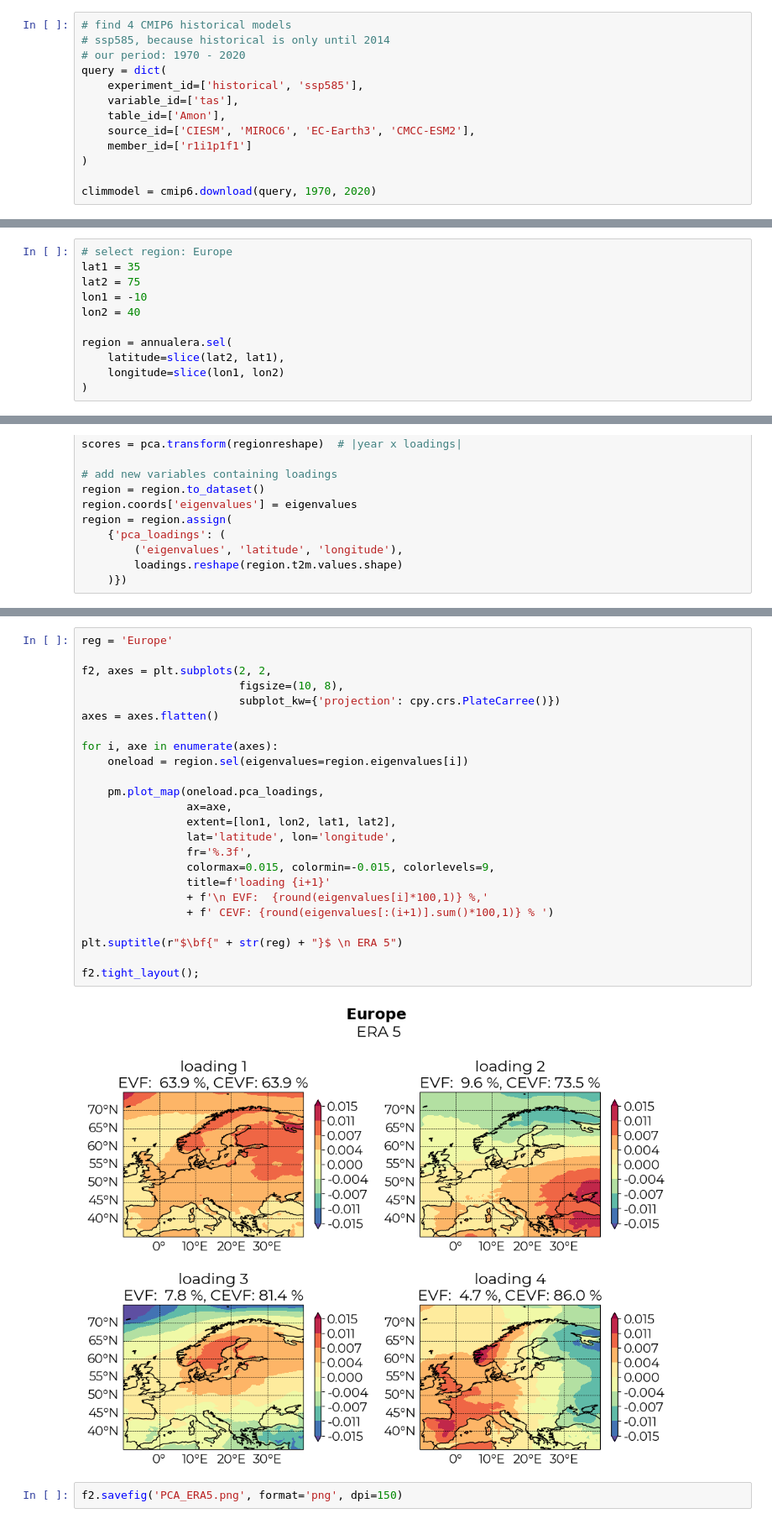
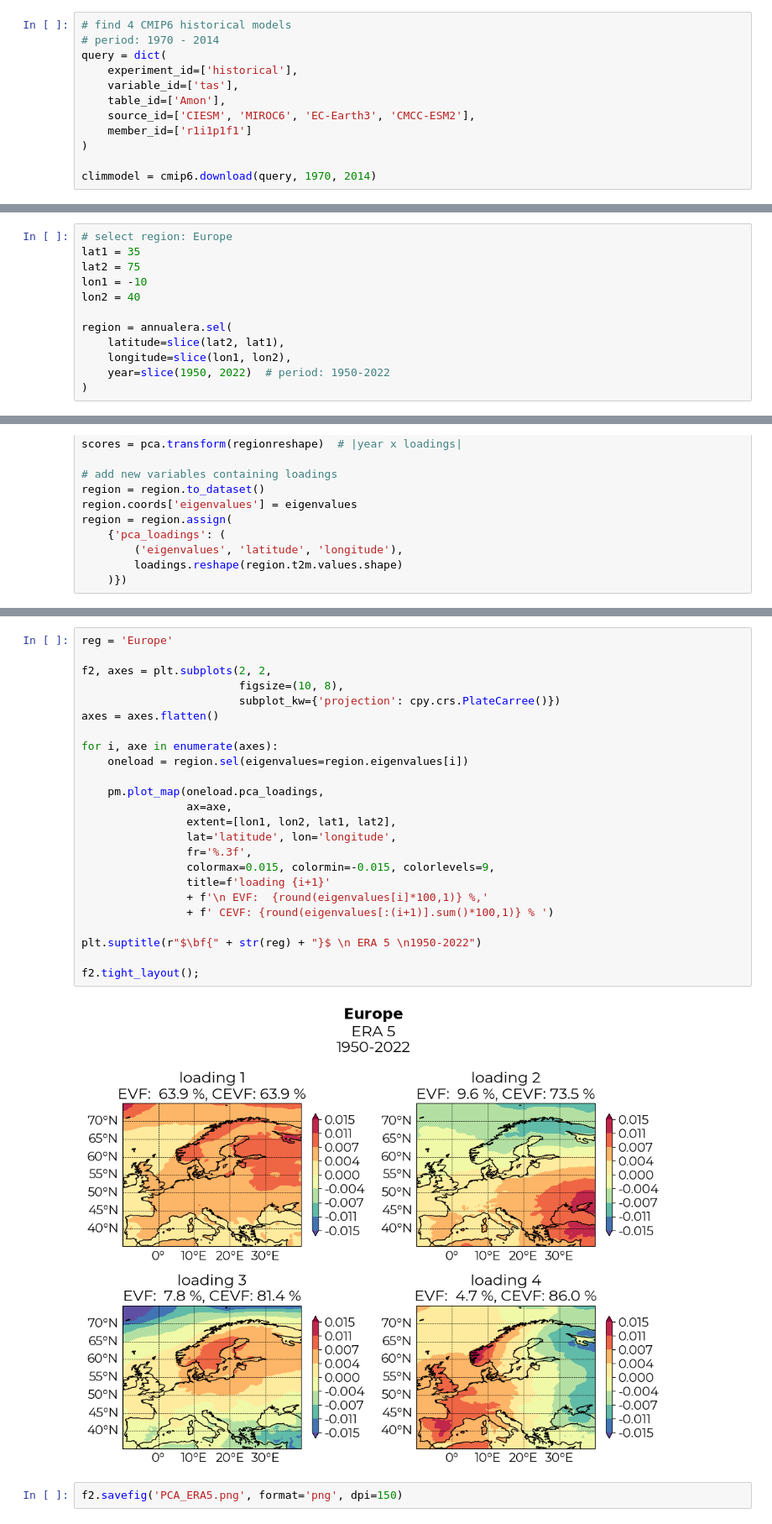
Before and after one commit to birrwahn/Model_DA, a Jupyter notebook: MDA_UE3_VOLPERT.ipynb, the cells around one changed output, grey strips where cells are left out. Shown at 84% size. Saved outputs shown, nothing was run; the diff lists cells and outputs as text.

```diff
--- a/MDA_UE3_VOLPERT.ipynb
+++ b/MDA_UE3_VOLPERT.ipynb
@@ -68,14 +73,13 @@ with open('climera.pkl', 'rb') as infile:
 # %%
 # find 4 CMIP6 historical models
-# ssp585, because historical is only until 2014
-# our period: 1970 - 2020
+# period: 1970 - 2014
 query = dict(
-    experiment_id=['historical', 'ssp585'],
+    experiment_id=['historical'],
     variable_id=['tas'],
     table_id=['Amon'],
     source_id=['CIESM', 'MIROC6', 'EC-Earth3', 'CMCC-ESM2'],
     member_id=['r1i1p1f1']
 )
 
-climmodel = cmip6.download(query, 1970, 2020)
+climmodel = cmip6.download(query, 1970, 2014)
 # %% [output]
@@ -221,6 +225,7 @@ lon2 = 40
 
 region = annualera.sel(
     latitude=slice(lat2, lat1),
-    longitude=slice(lon1, lon2)
+    longitude=slice(lon1, lon2),
+    year=slice(1950, 2022)  # period: 1950-2022
 )
 # %% [markdown]
@@ -252,28 +257,28 @@ region = region.assign(
 # %%
 reg = 'Europe'
 
 f2, axes = plt.subplots(2, 2,
                         figsize=(10, 8),
                         subplot_kw={'projection': cpy.crs.PlateCarree()})
 axes = axes.flatten()
 
 for i, axe in enumerate(axes):
     oneload = region.sel(eigenvalues=region.eigenvalues[i])
 
     pm.plot_map(oneload.pca_loadings,
                 ax=axe,
                 extent=[lon1, lon2, lat1, lat2],
                 lat='latitude', lon='longitude',
                 fr='%.3f',
                 colormax=0.015, colormin=-0.015, colorlevels=9,
                 title=f'loading {i+1}'
                 + f'\n EVF:  {round(eigenvalues[i]*100,1)} %,'
                 + f' CEVF: {round(eigenvalues[:(i+1)].sum()*100,1)} % ')
 
-plt.suptitle(r"$\bf{" + str(reg) + "}$ \n ERA 5")
+plt.suptitle(r"$\bf{" + str(reg) + "}$ \n ERA 5 \n1950-2022")
 
 f2.tight_layout();
 # %% [output]
-[figure, old version]
+[figure, new version]
 # %%
 f2.savefig('PCA_ERA5.png', format='png', dpi=150)
```
Also changed, not shown: parts of 41 cells of this notebook.
